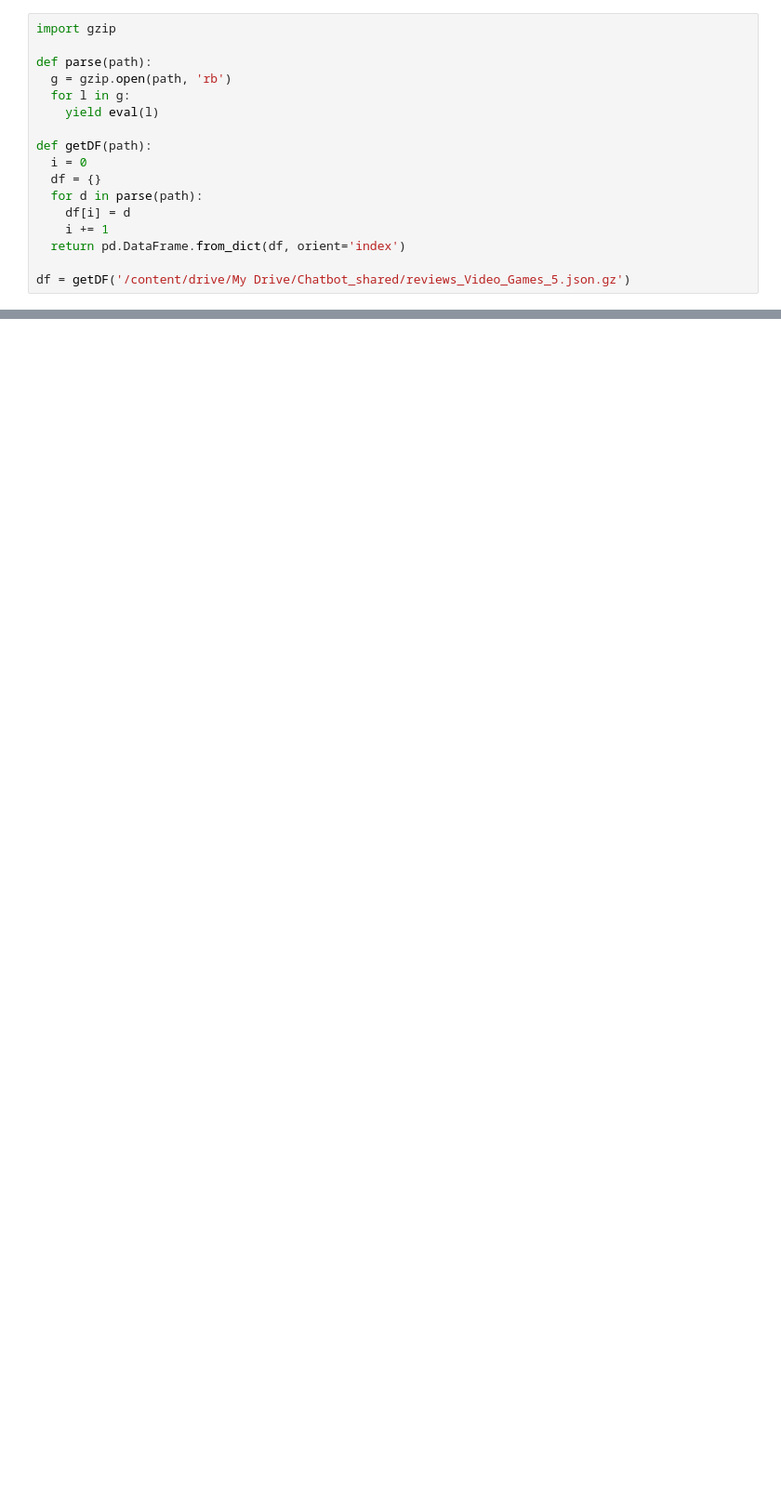
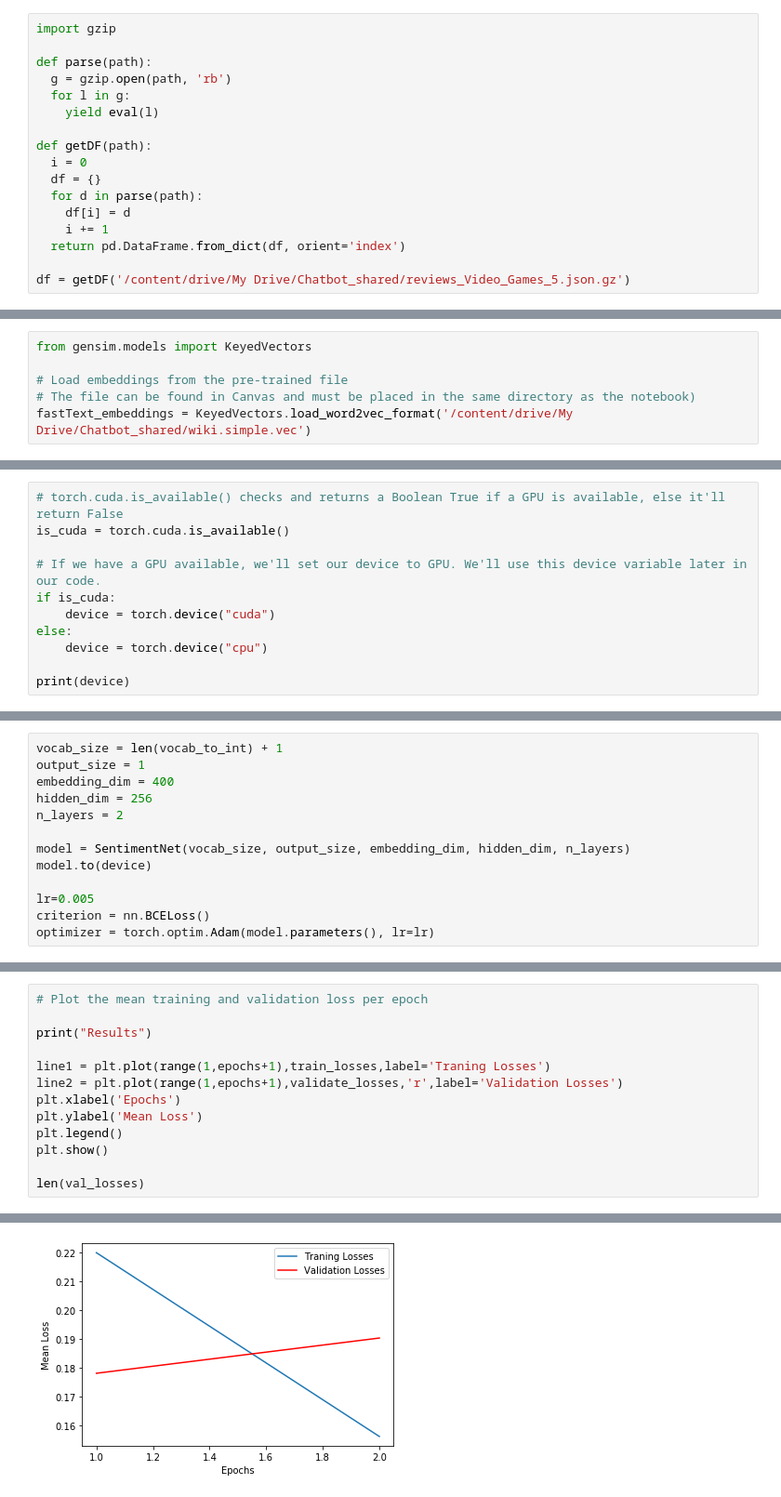
Before and after one commit to adsamaz/Chattbot, a Jupyter notebook: chatbot.ipynb, the cells around one changed output, grey strips where cells are left out. Shown: that part at 93% size. Drawn from its saved outputs; the diff is of its cells as text; blank space fills up the shorter version.

```diff
--- a/chatbot.ipynb
+++ b/chatbot.ipynb
@@ -244,0 +351,6 @@ test.get(['reviewText','overall'])
+# %%
+from gensim.models import KeyedVectors
+
+# Load embeddings from the pre-trained file
+# The file can be found in Canvas and must be placed in the same directory as the notebook)
+fastText_embeddings = KeyedVectors.load_word2vec_format('/content/drive/My Drive/Chatbot_shared/wiki.simple.vec')
@@ -244,0 +406,11 @@ test.get(['reviewText','overall'])
+# %%
+# torch.cuda.is_available() checks and returns a Boolean True if a GPU is available, else it'll return False
+is_cuda = torch.cuda.is_available()
+
+# If we have a GPU available, we'll set our device to GPU. We'll use this device variable later in our code.
+if is_cuda:
+    device = torch.device("cuda")
+else:
+    device = torch.device("cpu")
+
+print(device)
@@ -244,0 +455,13 @@ test.get(['reviewText','overall'])
+# %%
+vocab_size = len(vocab_to_int) + 1
+output_size = 1
+embedding_dim = 400
+hidden_dim = 256
+n_layers = 2
+
+model = SentimentNet(vocab_size, output_size, embedding_dim, hidden_dim, n_layers)
+model.to(device)
+
+lr=0.005
+criterion = nn.BCELoss()
+optimizer = torch.optim.Adam(model.parameters(), lr=lr)
@@ -244,0 +576,14 @@ test.get(['reviewText','overall'])
+# %%
+# Plot the mean training and validation loss per epoch
+
+print("Results")
+
+line1 = plt.plot(range(1,epochs+1),train_losses,label='Traning Losses')
+line2 = plt.plot(range(1,epochs+1),validate_losses,'r',label='Validation Losses')
+plt.xlabel('Epochs')
+plt.ylabel('Mean Loss')
+plt.legend()
+plt.show()
+
+len(val_losses)
+# %% [output]
@@ -244,0 +591 @@ test.get(['reviewText','overall'])
+[figure, added]
```
Also changed, not shown: parts of 34 cells of this notebook.
